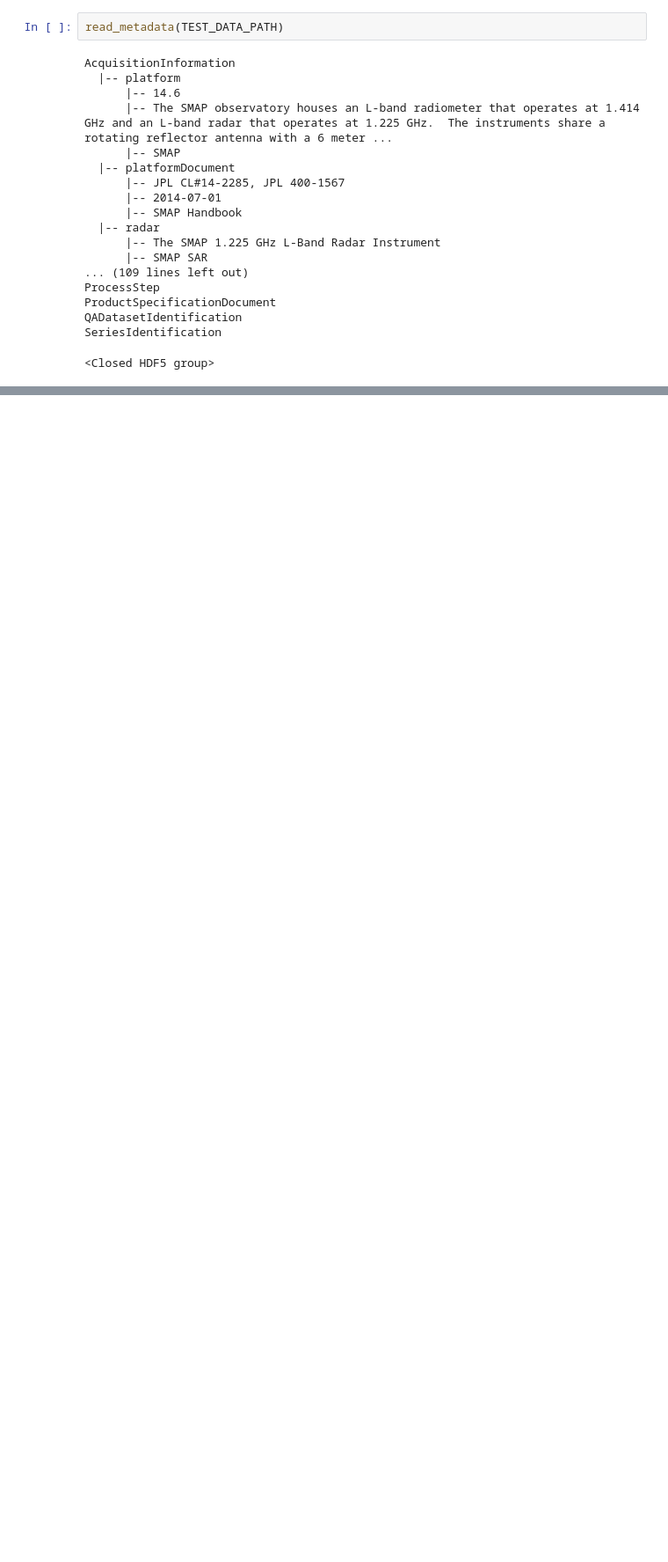
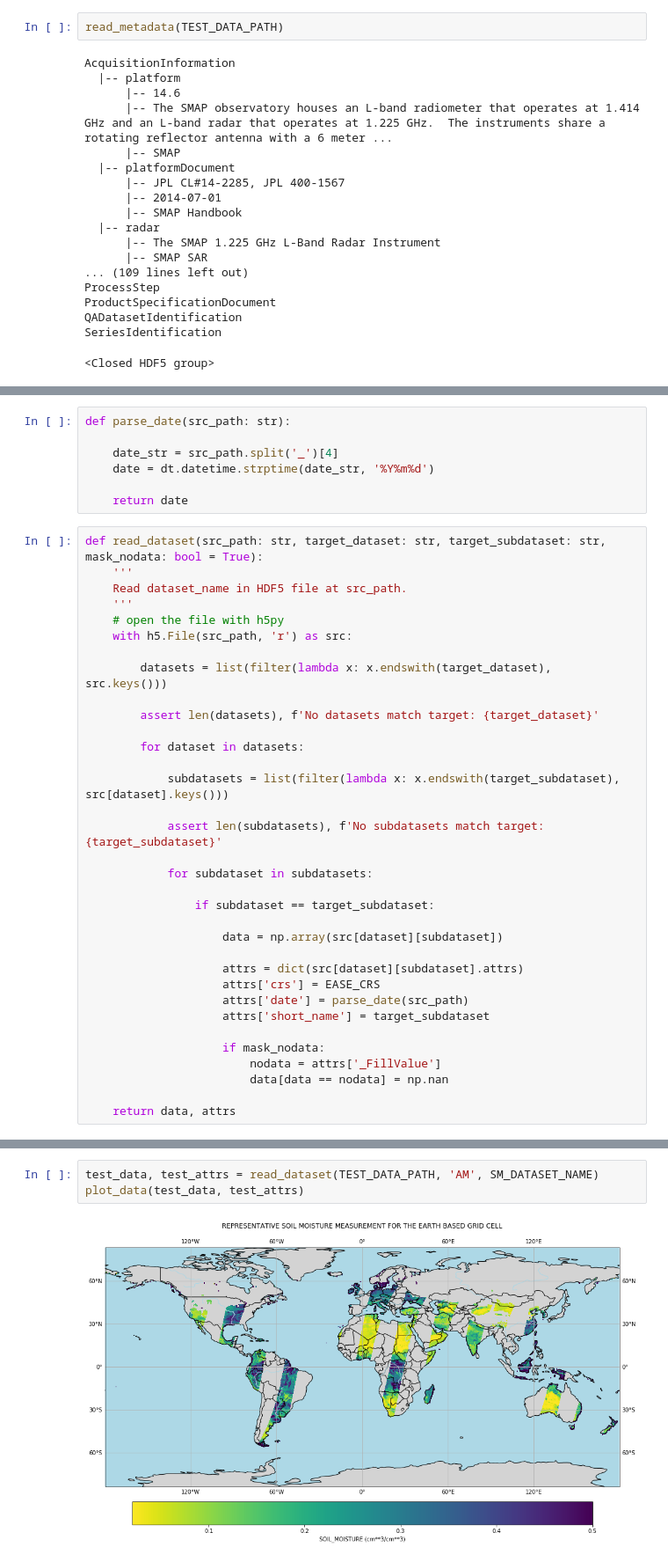
Before and after one commit to bmcandr/smap-data-vis, a Jupyter notebook: notebooks/smap-data-vis-h5py.ipynb, the cells around one changed output, grey strips where cells are left out. Shown at 88% size. Cells and saved outputs as stored; diff of their text form; blank space fills up the shorter version.

Commit message:
build out plotting, analysis

```diff
--- a/notebooks/smap-data-vis-h5py.ipynb
+++ b/notebooks/smap-data-vis-h5py.ipynb
@@ -186,0 +131,41 @@ vegetation_water_content_pm
+# %%
+def parse_date(src_path: str):
+
+    date_str = src_path.split('_')[4]
+    date = dt.datetime.strptime(date_str, '%Y%m%d')
+
+    return date
+# %%
+def read_dataset(src_path: str, target_dataset: str, target_subdataset: str, mask_nodata: bool = True):
+    '''
+    Read dataset_name in HDF5 file at src_path.
+    '''
+    # open the file with h5py
+    with h5.File(src_path, 'r') as src:
+
+        datasets = list(filter(lambda x: x.endswith(target_dataset), src.keys()))
+
+        assert len(datasets), f'No datasets match target: {target_dataset}'
+
+        for dataset in datasets:
+
+            subdatasets = list(filter(lambda x: x.endswith(target_subdataset), src[dataset].keys()))
+
+            assert len(subdatasets), f'No subdatasets match target: {target_subdataset}'
+
+            for subdataset in subdatasets:
+
+                if subdataset == target_subdataset:
+
+                    data = np.array(src[dataset][subdataset])
+
+                    attrs = dict(src[dataset][subdataset].attrs)
+                    attrs['crs'] = EASE_CRS
+                    attrs['date'] = parse_date(src_path)
+                    attrs['short_name'] = target_subdataset
+
+                    if mask_nodata:
+                        nodata = attrs['_FillValue']
+                        data[data == nodata] = np.nan
+
+    return data, attrs
@@ -186,0 +239,5 @@ vegetation_water_content_pm
+# %%
+test_data, test_attrs = read_dataset(TEST_DATA_PATH, 'AM', SM_DATASET_NAME)
+plot_data(test_data, test_attrs)
+# %% [output]
+[figure, added]
```
Also changed, not shown: parts of 19 cells of this notebook.
